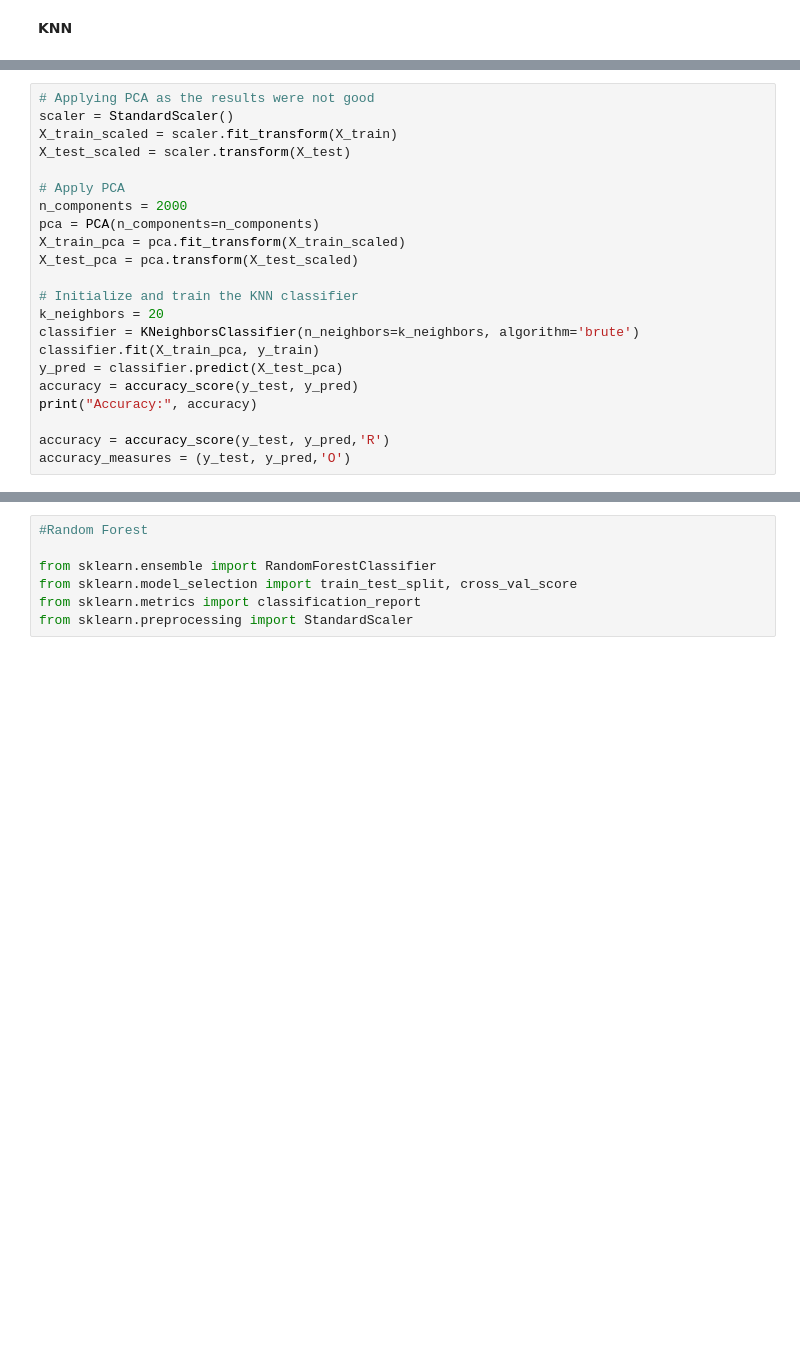
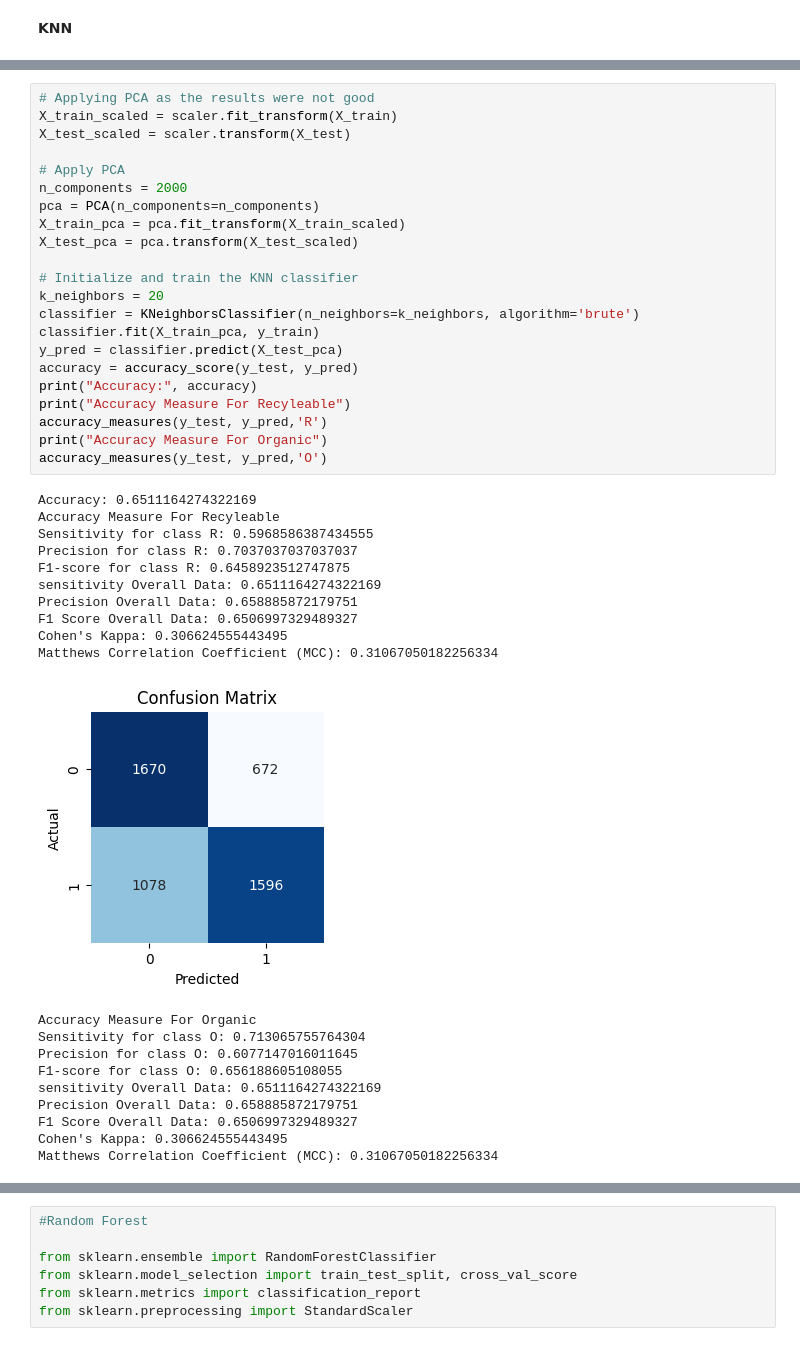
Before and after one commit to mehtayukta/waste_classifcation_traditional_machine_learning, a Jupyter notebook: waste_classification_ml.ipynb, the cells around one changed output, grey strips where cells are left out. Saved outputs shown, nothing was run; the diff lists cells and outputs as text; blank space fills up the shorter version.

```diff
--- a/waste_classification_ml.ipynb
+++ b/waste_classification_ml.ipynb
@@ -280,22 +360,43 @@ accuracy_measures = (y_test, y_pred,'O')
 # %%
 # Applying PCA as the results were not good
-scaler = StandardScaler()
 X_train_scaled = scaler.fit_transform(X_train)
 X_test_scaled = scaler.transform(X_test)
 
 # Apply PCA
 n_components = 2000
 pca = PCA(n_components=n_components)
 X_train_pca = pca.fit_transform(X_train_scaled)
 X_test_pca = pca.transform(X_test_scaled)
 
 # Initialize and train the KNN classifier
 k_neighbors = 20
 classifier = KNeighborsClassifier(n_neighbors=k_neighbors, algorithm='brute')
 classifier.fit(X_train_pca, y_train)
 y_pred = classifier.predict(X_test_pca)
 accuracy = accuracy_score(y_test, y_pred)
 print("Accuracy:", accuracy)
-
-accuracy = accuracy_score(y_test, y_pred,'R')
-accuracy_measures = (y_test, y_pred,'O')
+print("Accuracy Measure For Recyleable")
+accuracy_measures(y_test, y_pred,'R')
+print("Accuracy Measure For Organic")
+accuracy_measures(y_test, y_pred,'O')
+# %% [output]
+Accuracy: 0.6511164274322169
+Accuracy Measure For Recyleable
+Sensitivity for class R: 0.5968586387434555
+Precision for class R: 0.7037037037037037
+F1-score for class R: 0.6458923512747875
+sensitivity Overall Data: 0.6511164274322169
+Precision Overall Data: 0.658885872179751
+F1 Score Overall Data: 0.6506997329489327
+Cohen's Kappa: 0.306624555443495
+Matthews Correlation Coefficient (MCC): 0.31067050182256334
+[figure, added]
+Accuracy Measure For Organic
+Sensitivity for class O: 0.713065755764304
+Precision for class O: 0.6077147016011645
+F1-score for class O: 0.656188605108055
+sensitivity Overall Data: 0.6511164274322169
+Precision Overall Data: 0.658885872179751
+F1 Score Overall Data: 0.6506997329489327
+Cohen's Kappa: 0.306624555443495
+Matthews Correlation Coefficient (MCC): 0.31067050182256334
```
Also changed, not shown: parts of 46 cells of this notebook.
